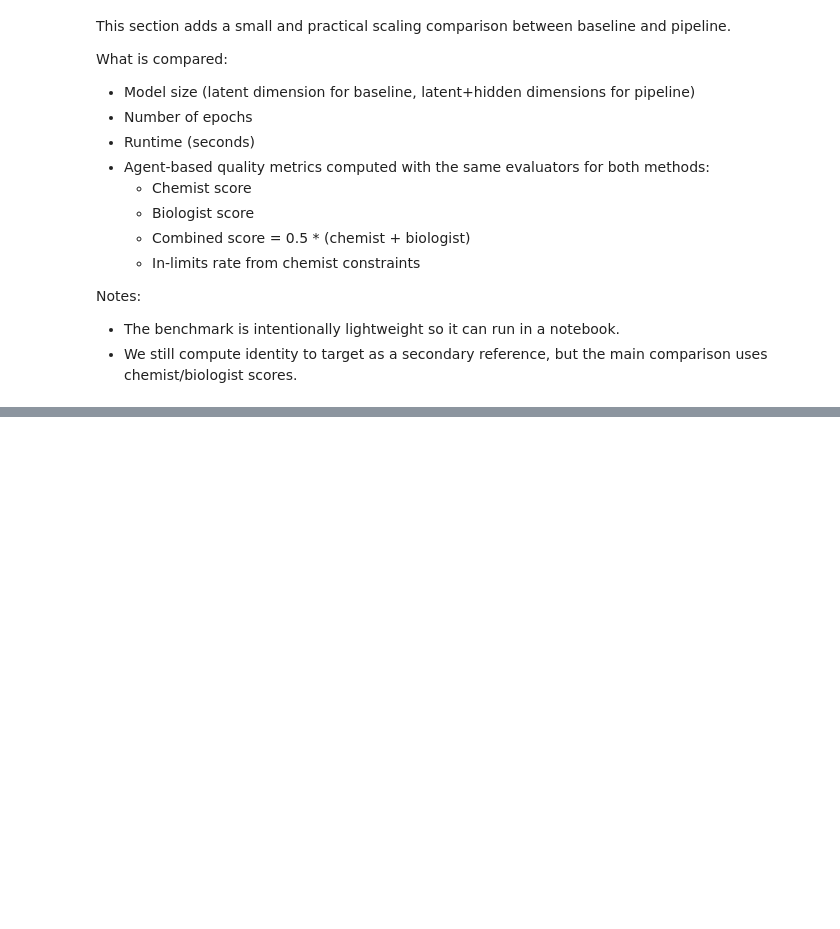
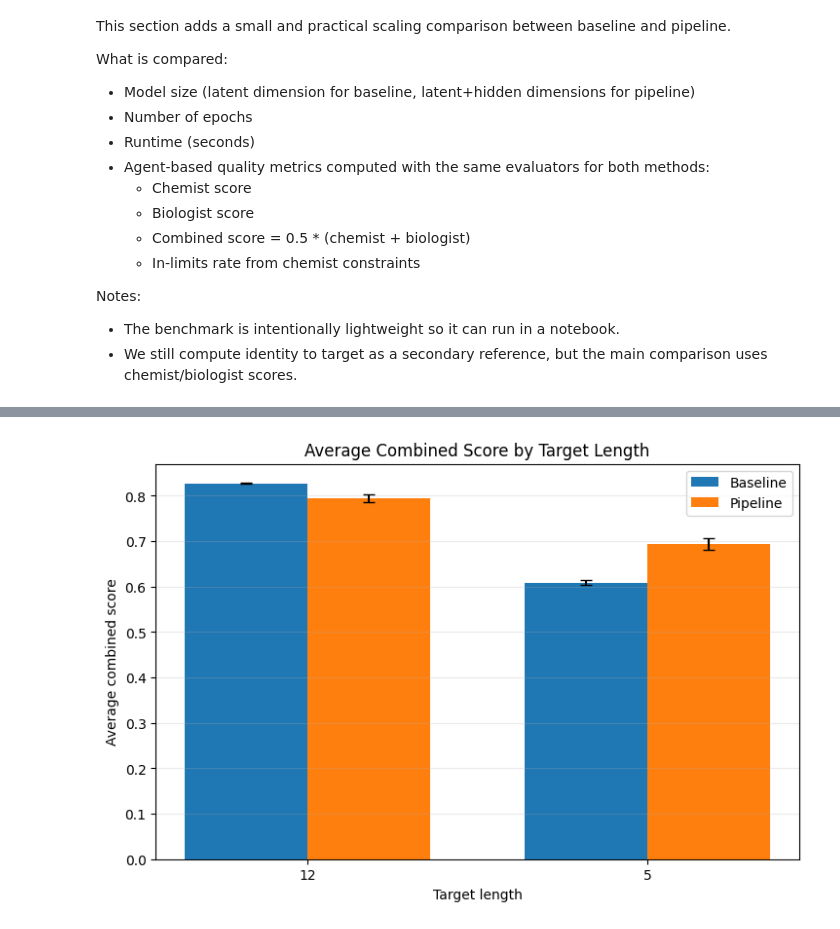
Before and after one commit to Roirtur/multi-expert-peptide-pipeline, a Jupyter notebook: notebooks/experimentation_pipeline_vs_baseline.ipynb, the cells around one changed output, grey strips where cells are left out. Drawn from its saved outputs; the diff is of its cells as text; code cells hidden in the pictures; blank space fills up the shorter version.

```diff
--- a/notebooks/experimentation_pipeline_vs_baseline.ipynb
+++ b/notebooks/experimentation_pipeline_vs_baseline.ipynb
@@ -1078,0 +1720,45 @@ Target Properties:
+# %%
+import matplotlib.pyplot as plt
+import numpy as np
+
+if "hardness_summary_df" not in globals() or hardness_summary_df.empty:
+    print("Run the hard target-length experiment cell first to generate hardness_summary_df.")
+else:
+    plot_df = hardness_summary_df.sort_values("target_length", ascending=False).copy()
+    x_labels = [str(int(v)) for v in plot_df["target_length"].tolist()]
+    x = np.arange(len(x_labels))
+    width = 0.36
+
+    baseline_means = plot_df["baseline_avg_score"].to_numpy(dtype=float)
+    pipeline_means = plot_df["pipeline_avg_score"].to_numpy(dtype=float)
+    baseline_err = plot_df["baseline_std"].fillna(0.0).to_numpy(dtype=float)
+    pipeline_err = plot_df["pipeline_std"].fillna(0.0).to_numpy(dtype=float)
+
+    fig, ax = plt.subplots(figsize=(7.2, 4.8), constrained_layout=True)
+    ax.bar(
+        x - width / 2,
+        baseline_means,
+        width,
+        yerr=baseline_err,
+        capsize=4,
+        label="Baseline",
+    )
+    ax.bar(
+        x + width / 2,
+        pipeline_means,
+        width,
+        yerr=pipeline_err,
+        capsize=4,
+        label="Pipeline",
+    )
+
+    ax.set_title(f"Average Combined Score by Target Length")
+    ax.set_xlabel("Target length")
+    ax.set_ylabel("Average combined score")
+    ax.set_xticks(x)
+    ax.set_xticklabels(x_labels)
+    ax.grid(axis="y", alpha=0.25)
+    ax.legend()
+    plt.show()
+# %% [output]
+[figure, added]
```
Also changed, not shown: parts of 8 cells of this notebook, 3 other files.
